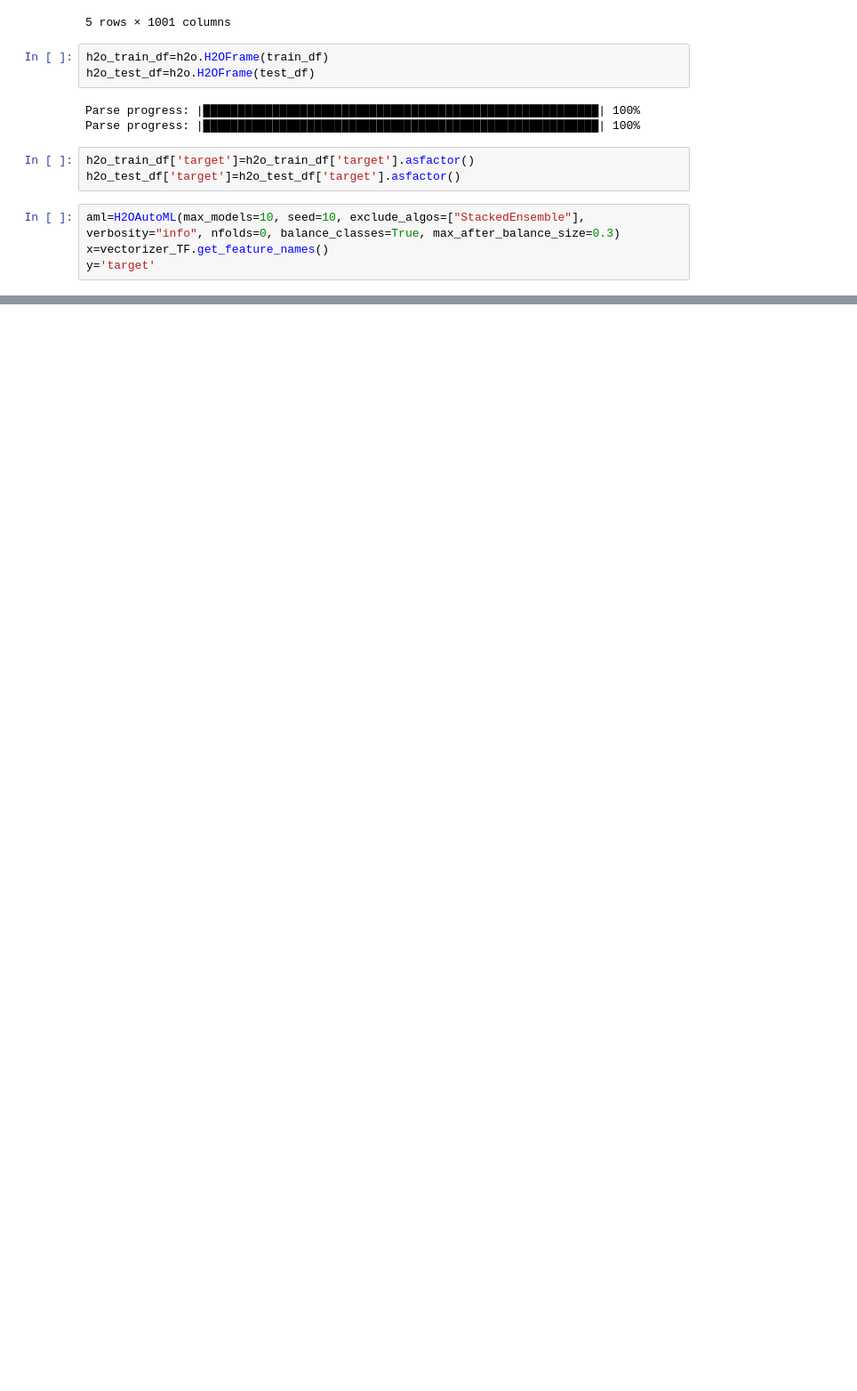
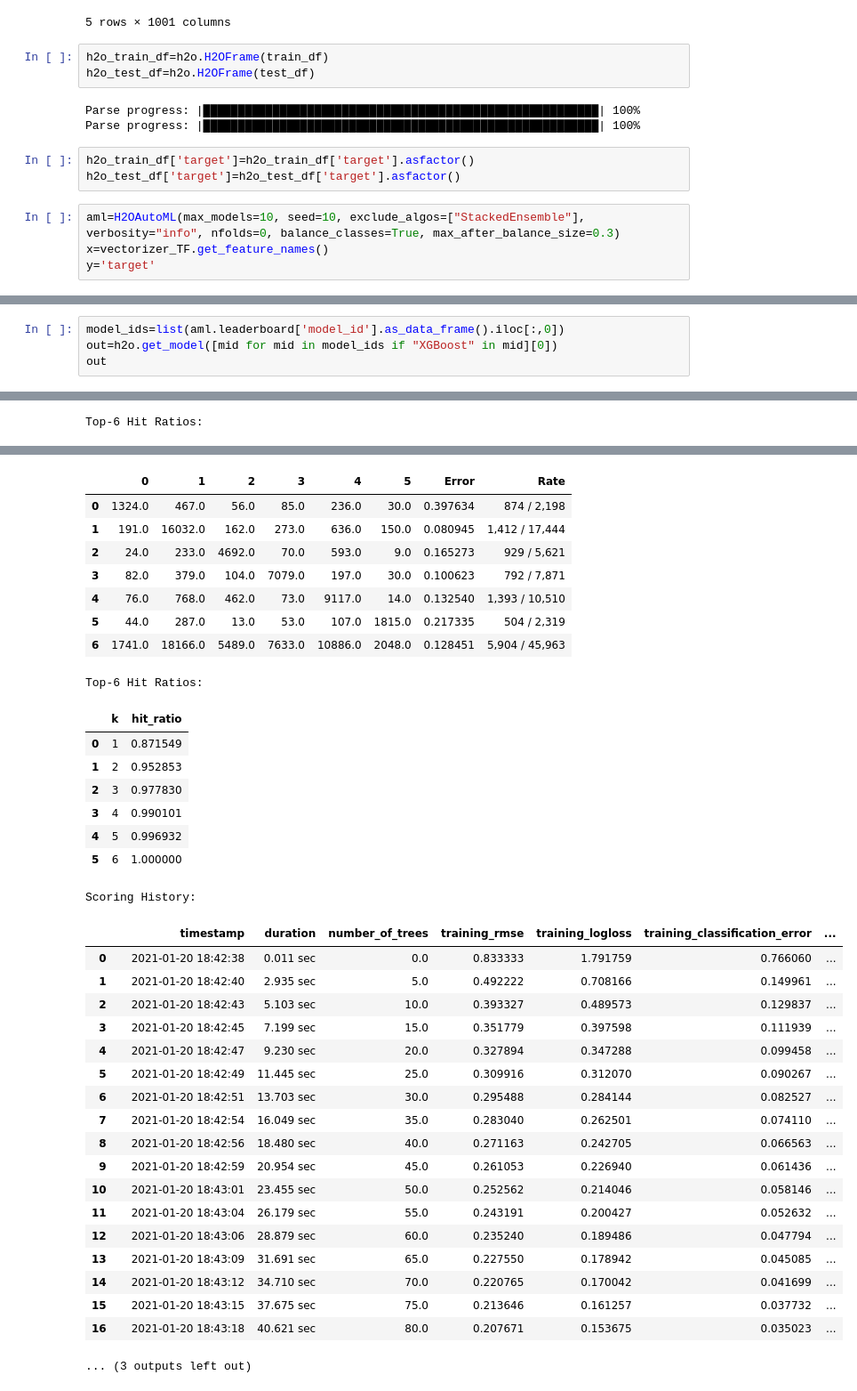
Before and after one commit to MuhammadBilalH/User_Complaints_Identification, a Jupyter notebook: Intent_Classification_for_user_complaints.ipynb, the cells around one changed output, grey strips where cells are left out. Shown at 89% size. Cells and saved outputs as stored; diff of their text form; blank space fills up the shorter version.

```diff
--- a/Intent_Classification_for_user_complaints.ipynb
+++ b/Intent_Classification_for_user_complaints.ipynb
@@ -258,0 +309,5 @@ AutoML progress: |
+# %%
+model_ids=list(aml.leaderboard['model_id'].as_data_frame().iloc[:,0])
+out=h2o.get_model([mid for mid in model_ids if "XGBoost" in mid][0])
+out
+# %% [output]
@@ -258,0 +344 @@ AutoML progress: |
+Top-6 Hit Ratios:
@@ -258,0 +365,36 @@ AutoML progress: |
+|  | 0 | 1 | 2 | 3 | 4 | 5 | Error | Rate |
+| 0 | 1324.0 | 467.0 | 56.0 | 85.0 | 236.0 | 30.0 | 0.397634 | 874 / 2,198 |
+| 1 | 191.0 | 16032.0 | 162.0 | 273.0 | 636.0 | 150.0 | 0.080945 | 1,412 / 17,444 |
+| 2 | 24.0 | 233.0 | 4692.0 | 70.0 | 593.0 | 9.0 | 0.165273 | 929 / 5,621 |
+| 3 | 82.0 | 379.0 | 104.0 | 7079.0 | 197.0 | 30.0 | 0.100623 | 792 / 7,871 |
+| 4 | 76.0 | 768.0 | 462.0 | 73.0 | 9117.0 | 14.0 | 0.132540 | 1,393 / 10,510 |
+| 5 | 44.0 | 287.0 | 13.0 | 53.0 | 107.0 | 1815.0 | 0.217335 | 504 / 2,319 |
+| 6 | 1741.0 | 18166.0 | 5489.0 | 7633.0 | 10886.0 | 2048.0 | 0.128451 | 5,904 / 45,963 |
+Top-6 Hit Ratios:
+|  | k | hit_ratio |
+| 0 | 1 | 0.871549 |
+| 1 | 2 | 0.952853 |
+| 2 | 3 | 0.977830 |
+| 3 | 4 | 0.990101 |
+| 4 | 5 | 0.996932 |
+| 5 | 6 | 1.000000 |
+Scoring History:
+|  |  | timestamp | duration | number_of_trees | training_rmse | training_logloss | training_classification_error | ... |
+| 0 |  | 2021-01-20 18:42:38 | 0.011 sec | 0.0 | 0.833333 | 1.791759 | 0.766060 | ... |
+| 1 |  | 2021-01-20 18:42:40 | 2.935 sec | 5.0 | 0.492222 | 0.708166 | 0.149961 | ... |
+| 2 |  | 2021-01-20 18:42:43 | 5.103 sec | 10.0 | 0.393327 | 0.489573 | 0.129837 | ... |
+| 3 |  | 2021-01-20 18:42:45 | 7.199 sec | 15.0 | 0.351779 | 0.397598 | 0.111939 | ... |
+| 4 |  | 2021-01-20 18:42:47 | 9.230 sec | 20.0 | 0.327894 | 0.347288 | 0.099458 | ... |
+| 5 |  | 2021-01-20 18:42:49 | 11.445 sec | 25.0 | 0.309916 | 0.312070 | 0.090267 | ... |
+| 6 |  | 2021-01-20 18:42:51 | 13.703 sec | 30.0 | 0.295488 | 0.284144 | 0.082527 | ... |
+| 7 |  | 2021-01-20 18:42:54 | 16.049 sec | 35.0 | 0.283040 | 0.262501 | 0.074110 | ... |
+| 8 |  | 2021-01-20 18:42:56 | 18.480 sec | 40.0 | 0.271163 | 0.242705 | 0.066563 | ... |
+| 9 |  | 2021-01-20 18:42:59 | 20.954 sec | 45.0 | 0.261053 | 0.226940 | 0.061436 | ... |
+| 10 |  | 2021-01-20 18:43:01 | 23.455 sec | 50.0 | 0.252562 | 0.214046 | 0.058146 | ... |
+| 11 |  | 2021-01-20 18:43:04 | 26.179 sec | 55.0 | 0.243191 | 0.200427 | 0.052632 | ... |
+| 12 |  | 2021-01-20 18:43:06 | 28.879 sec | 60.0 | 0.235240 | 0.189486 | 0.047794 | ... |
+| 13 |  | 2021-01-20 18:43:09 | 31.691 sec | 65.0 | 0.227550 | 0.178942 | 0.045085 | ... |
+| 14 |  | 2021-01-20 18:43:12 | 34.710 sec | 70.0 | 0.220765 | 0.170042 | 0.041699 | ... |
+| 15 |  | 2021-01-20 18:43:15 | 37.675 sec | 75.0 | 0.213646 | 0.161257 | 0.037732 | ... |
+| 16 |  | 2021-01-20 18:43:18 | 40.621 sec | 80.0 | 0.207671 | 0.153675 | 0.035023 | ... |
+... (3 outputs left out)
```
Also changed, not shown: parts of 28 cells of this notebook.
